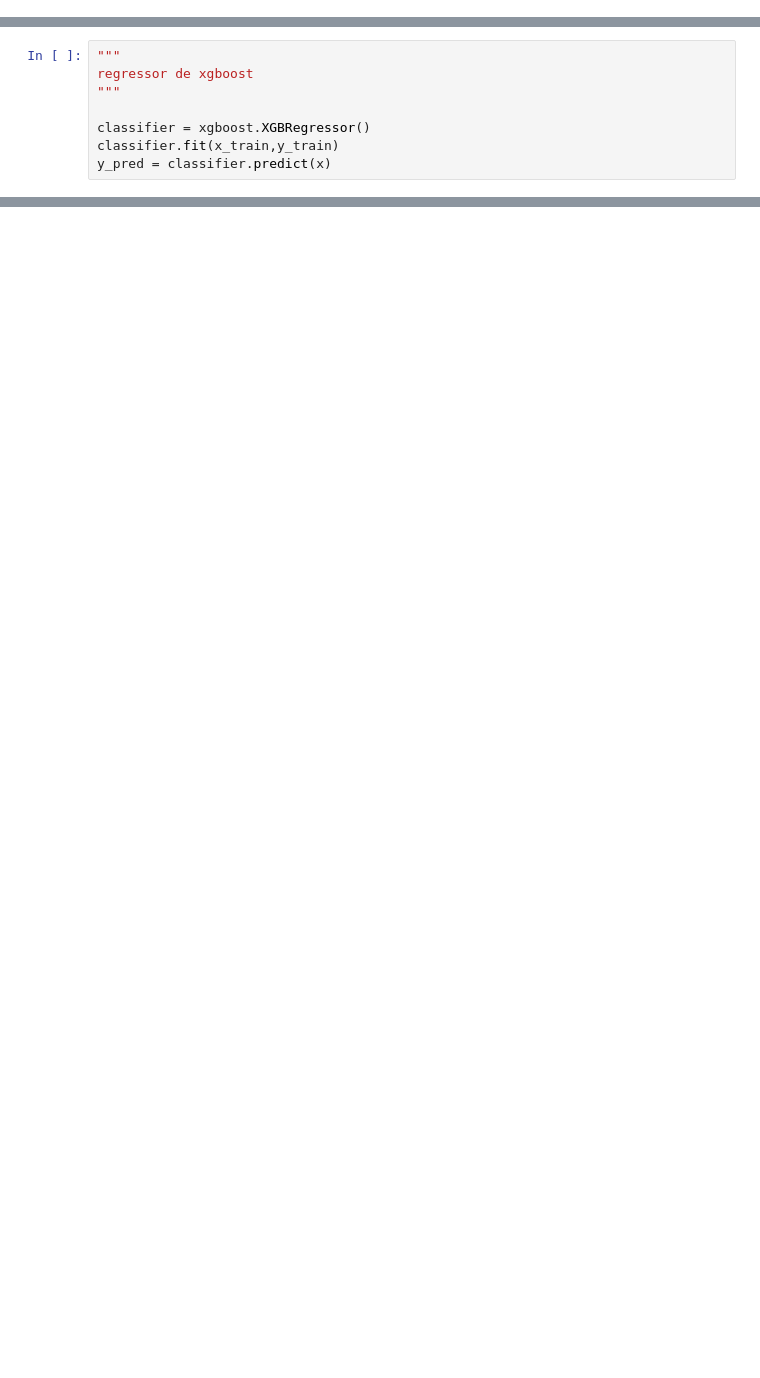
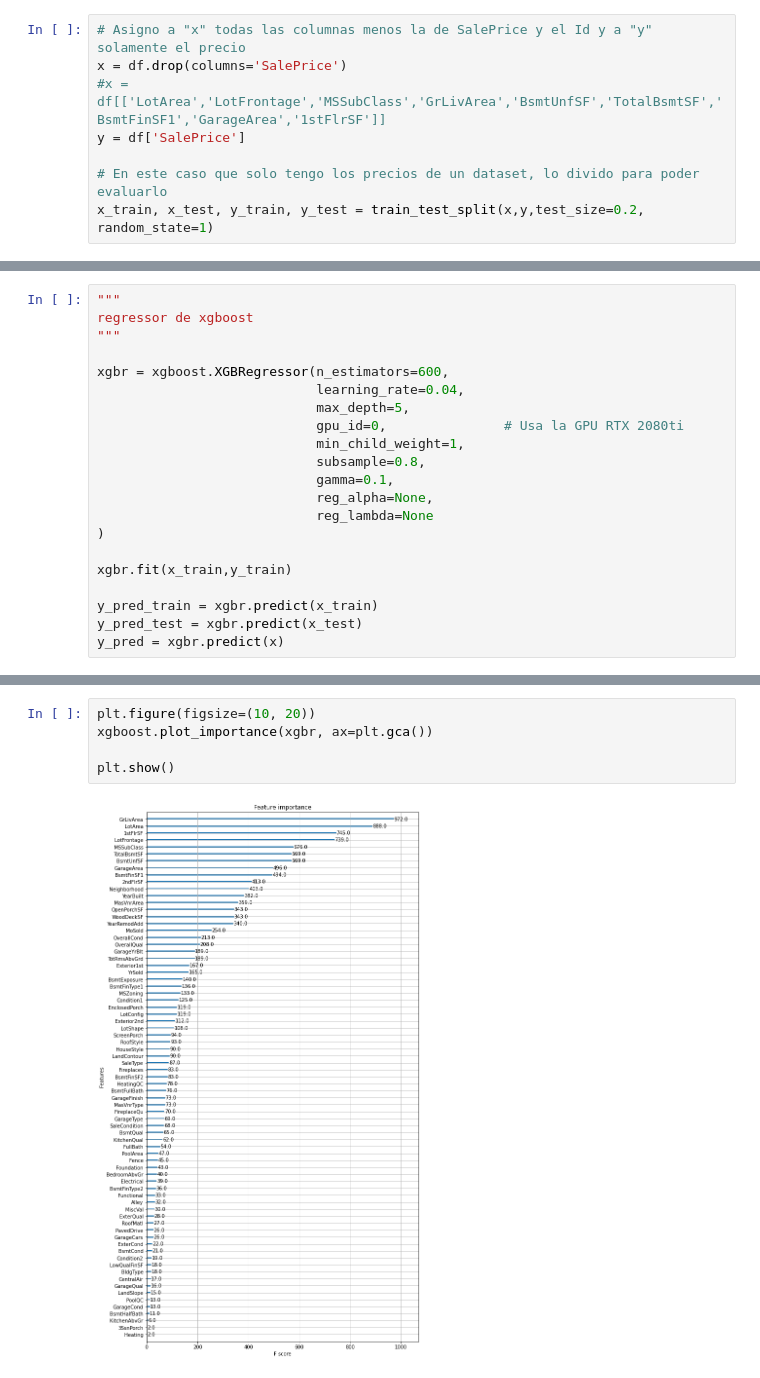
Before and after one commit to Demian762/Hackaton_Housing_Dreams, a Jupyter notebook: house.ipynb, the cells around one changed output, grey strips where cells are left out. Cells and saved outputs as stored; diff of their text form; blank space fills up the shorter version.

```diff
--- a/house.ipynb
+++ b/house.ipynb
@@ -14,3 +16,11 @@ test = pd.read_csv('house_test.csv')
+# %%
+# Asigno a "x" todas las columnas menos la de SalePrice y el Id y a "y" solamente el precio
+x = df.drop(columns='SalePrice')
+#x = df[['LotArea','LotFrontage','MSSubClass','GrLivArea','BsmtUnfSF','TotalBsmtSF','BsmtFinSF1','GarageArea','1stFlrSF']]
+y = df['SalePrice']
+
+# En este caso que solo tengo los precios de un dataset, lo divido para poder evaluarlo
+x_train, x_test, y_train, y_test = train_test_split(x,y,test_size=0.2, random_state=1)
 # %%
 """
 Regresión lineal múltiple con sklearn
@@ -45,8 +47,0 @@ mean_squared_log_error(y, y_pred, squared=False)
-# %%
-"""
-regressor de xgboost
-"""
-
-classifier = xgboost.XGBRegressor()
-classifier.fit(x_train,y_train)
-y_pred = classifier.predict(x)
@@ -53,3 +50,24 @@ y_pred = classifier.predict(x)
+# %%
+"""
+regressor de xgboost
+"""
+
+xgbr = xgboost.XGBRegressor(n_estimators=600,
+                            learning_rate=0.04,
+                            max_depth=5,
+                            gpu_id=0,               # Usa la GPU RTX 2080ti
+                            min_child_weight=1,
+                            subsample=0.8,
+                            gamma=0.1,
+                            reg_alpha=None,
+                            reg_lambda=None
+)
+
+xgbr.fit(x_train,y_train)
+
+y_pred_train = xgbr.predict(x_train)
+y_pred_test = xgbr.predict(x_test)
+y_pred = xgbr.predict(x)
 # %%
 """
 Resultado con xgboost
@@ -60,0 +121,7 @@ mean_squared_log_error(y, y_pred, squared=False)
+# %%
+plt.figure(figsize=(10, 20))
+xgboost.plot_importance(xgbr, ax=plt.gca())
+
+plt.show()
+# %% [output]
+[figure, added]
```
Also changed, not shown: parts of 10 cells of this notebook, 2 other files.
